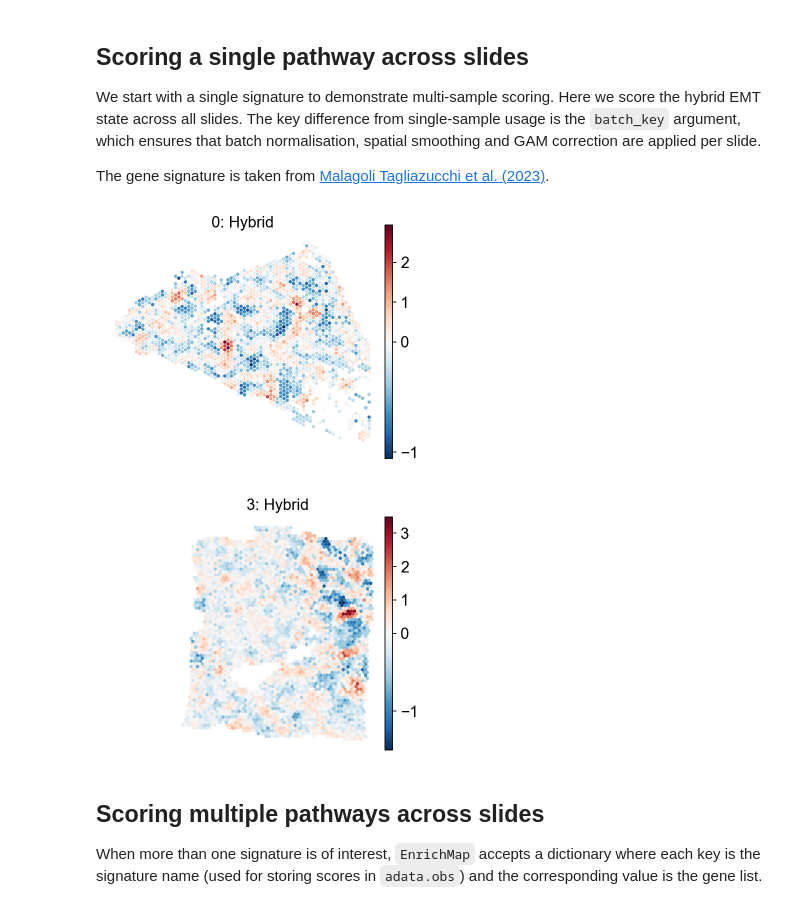
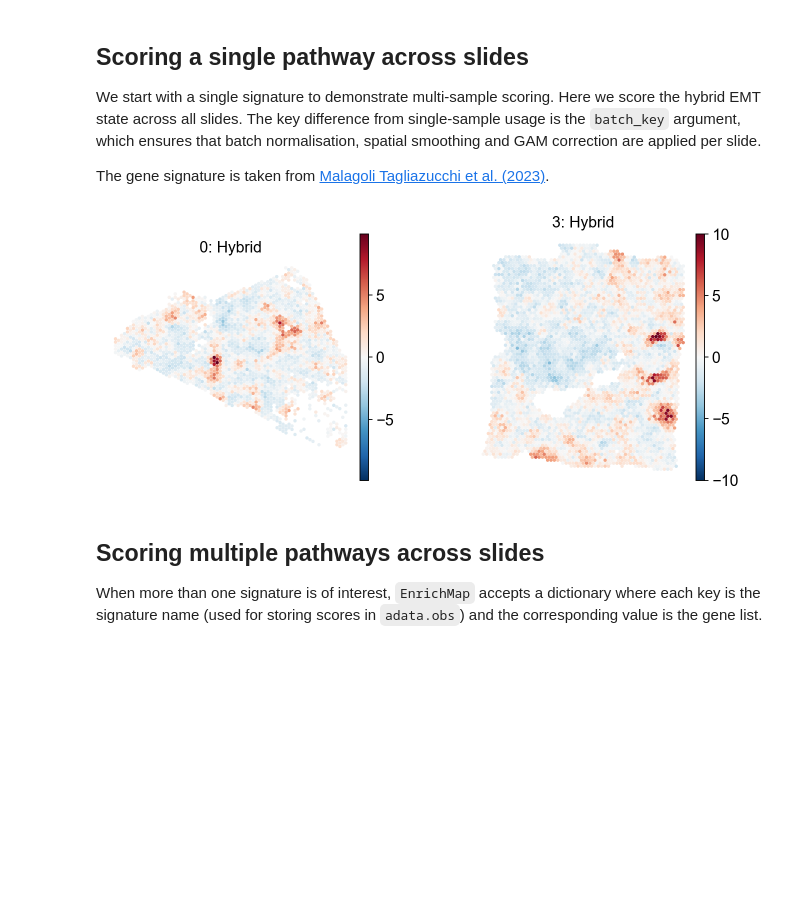
Before and after one commit to secrierlab/EnrichMap, a Jupyter notebook: docs/tutorials/multiple_samples.ipynb, the cells around one changed output. Cells and saved outputs as stored; diff of their text form; code cells hidden in the pictures; blank space fills up the shorter version.

```diff
--- a/docs/tutorials/multiple_samples.ipynb
+++ b/docs/tutorials/multiple_samples.ipynb
@@ -23,7 +24,7 @@ Read in the dataset:
 # %%
 adata = sc.read(
     "adata_breast.h5ad",
-    backup_url="https://github.com/secrierlab/EnrichMap/raw/main/tests/dataset/adata_breast.h5ad",
+    backup_url="https://zenodo.org/records/15438169/files/adata_slides_0_3.h5ad?download=1",
 )
 # %% [markdown]
 As the data is shared as raw counts, we normalise them.
@@ -53,15 +54,16 @@ em.tl.score(
 # %%
 em.pl.spatial_enrichmap(
     adata,
     score_key=["Hybrid_score"],
     size=2,
     library_key="batch",
     library_id=["0", "3"],
+    ncols=2,
     cmap="RdBu_r",
     shape=None
 )
 # %% [output]
-[figure, old version]
+[figure, new version]
 # %% [markdown]
 ## Scoring multiple pathways across slides
 
```
Also changed, not shown: parts of 9 cells of this notebook, 9 other files.
